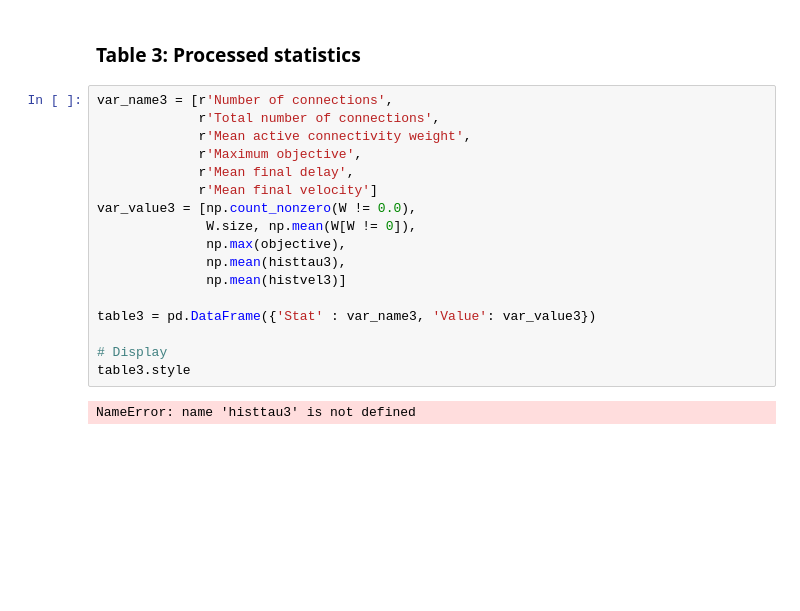
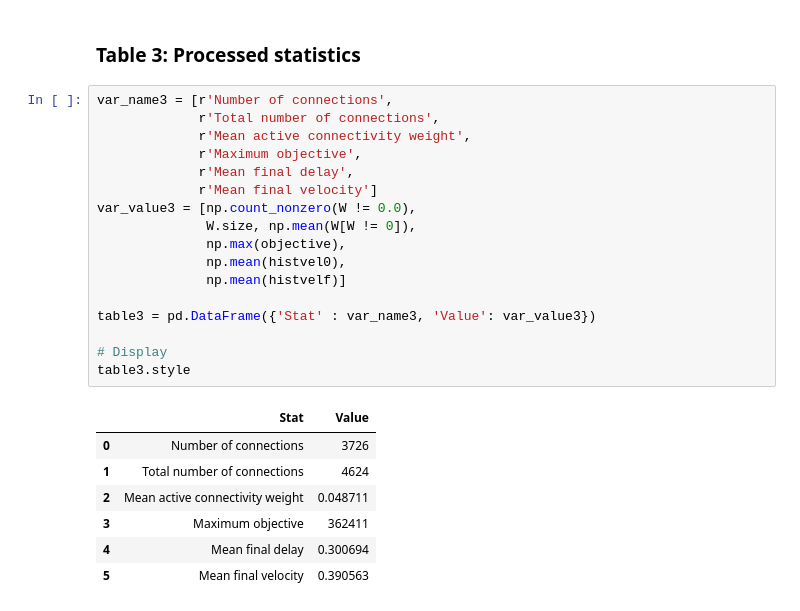
Before and after one commit to parkseo7/ADM-in-Neuronal-Population, a Jupyter notebook: script_plotMatData.ipynb, the cells around one changed output. Drawn from its saved outputs; the diff is of its cells as text; blank space fills up the shorter version.

```diff
--- a/script_plotMatData.ipynb
+++ b/script_plotMatData.ipynb
@@ -328,19 +329,25 @@ ax.set_xlim(left=0, right=numIters)
 # %%
 var_name3 = [r'Number of connections',
              r'Total number of connections',
              r'Mean active connectivity weight',
              r'Maximum objective',
              r'Mean final delay',
              r'Mean final velocity']
 var_value3 = [np.count_nonzero(W != 0.0),
               W.size, np.mean(W[W != 0]),
               np.max(objective),
-              np.mean(histtau3),
-              np.mean(histvel3)]
+              np.mean(histvel0),
+              np.mean(histvelf)]
 
 table3 = pd.DataFrame({'Stat' : var_name3, 'Value': var_value3})
 
 # Display
 table3.style
 # %% [output]
-NameError: name 'histtau3' is not defined
+|  | Stat | Value |
+| 0 | Number of connections | 3726 |
+| 1 | Total number of connections | 4624 |
+| 2 | Mean active connectivity weight | 0.048711 |
+| 3 | Maximum objective | 362411 |
+| 4 | Mean final delay | 0.300694 |
+| 5 | Mean final velocity | 0.390563 |
```
Also changed, not shown: parts of 11 cells of this notebook, 6 other files.
